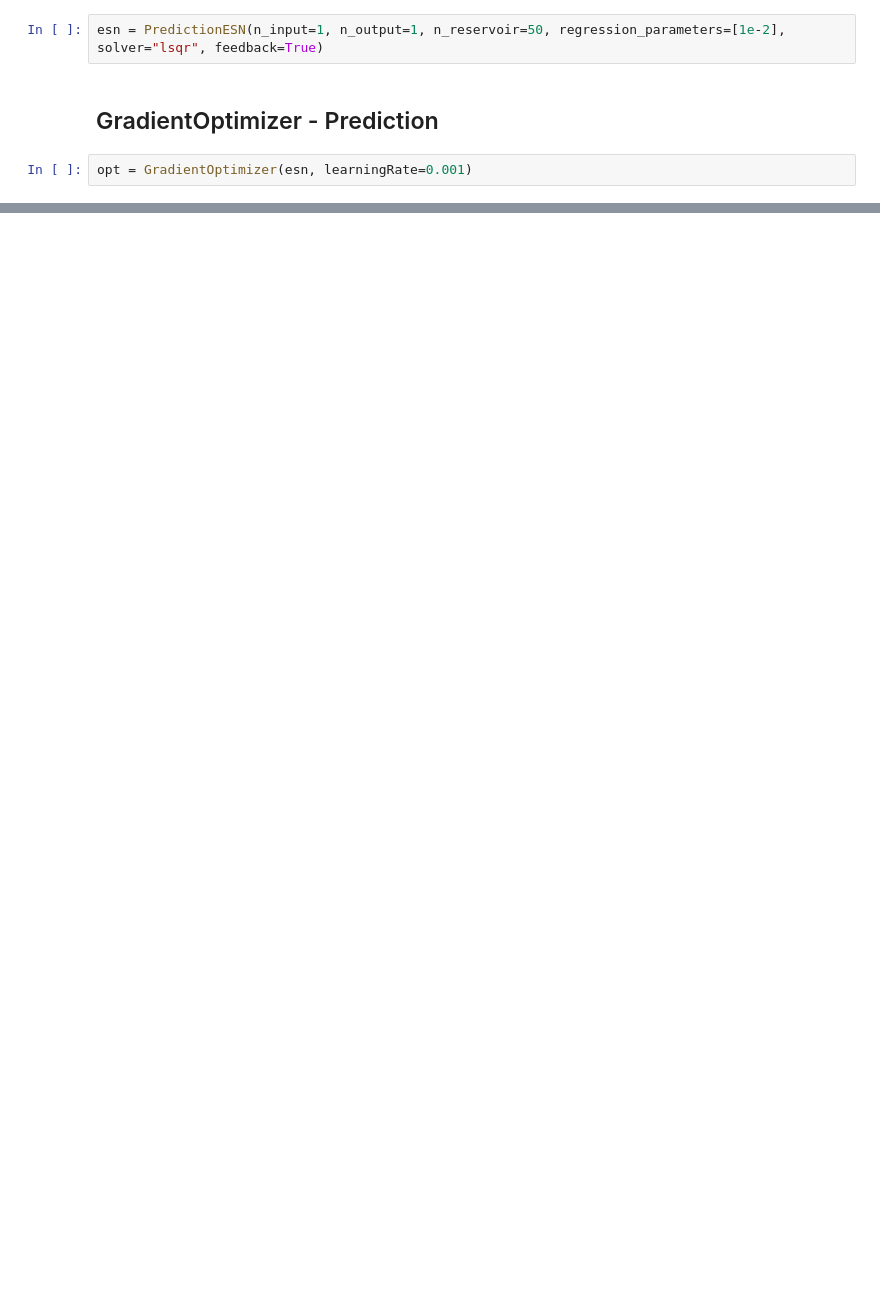
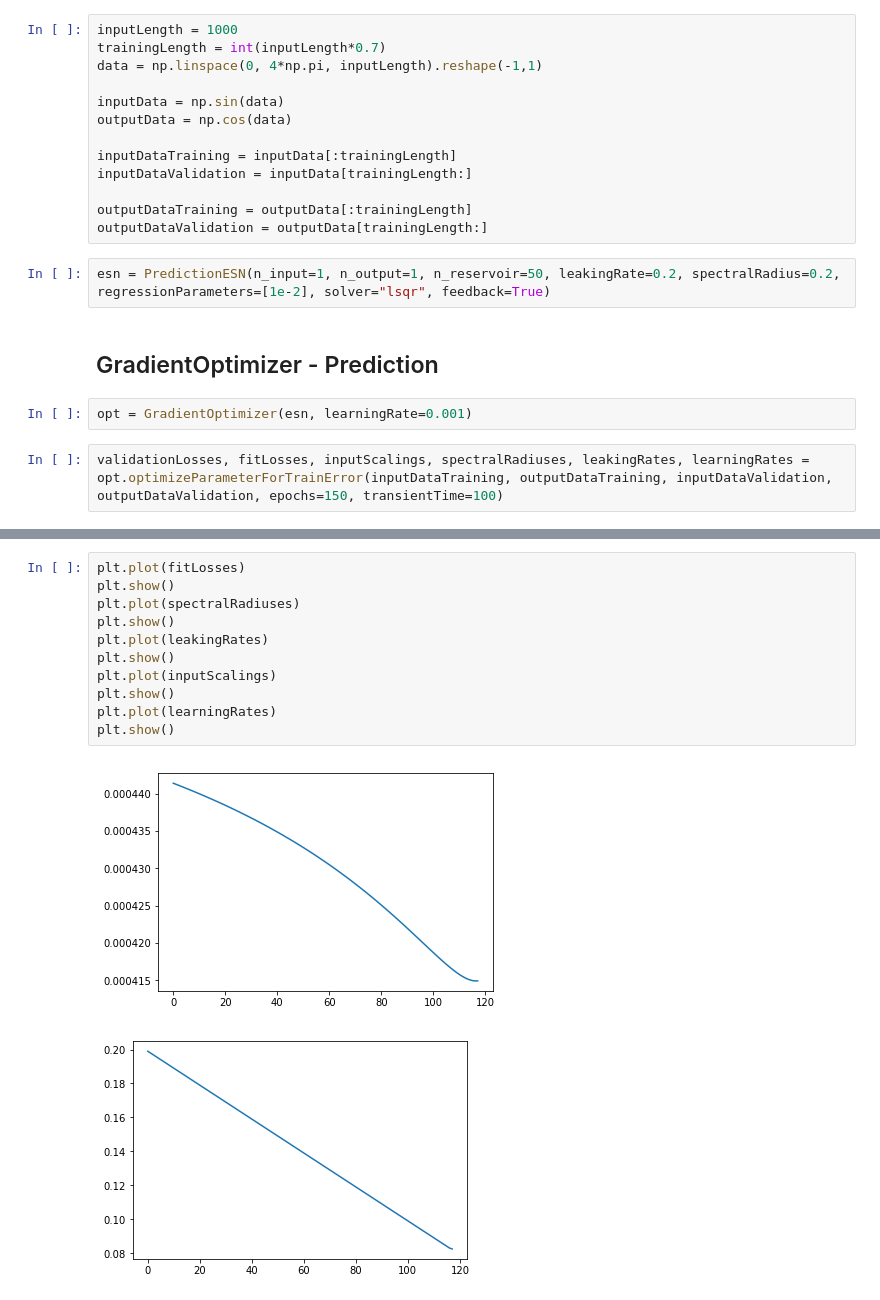
Before and after one commit to kalekiu/easyesn, a Jupyter notebook: examples/OptimizationExample.ipynb, the cells around one changed output, grey strips where cells are left out. Cells and saved outputs as stored; diff of their text form; blank space fills up the shorter version.

Commit message:
fix: refactored some parts of the entire project feature: improved the gradient optimizer slightly.

```diff
--- a/examples/OptimizationExample.ipynb
+++ b/examples/OptimizationExample.ipynb
@@ -25,6 +15,21 @@ validationTarget = targetData[int(inputLength*0.3):]
+# %%
+inputLength = 1000
+trainingLength = int(inputLength*0.7)
+data = np.linspace(0, 4*np.pi, inputLength).reshape(-1,1)
+
+inputData = np.sin(data)
+outputData = np.cos(data)
+
+inputDataTraining = inputData[:trainingLength]
+inputDataValidation = inputData[trainingLength:]
+
+outputDataTraining = outputData[:trainingLength]
+outputDataValidation = outputData[trainingLength:]
 # %%
-esn = PredictionESN(n_input=1, n_output=1, n_reservoir=50, regression_parameters=[1e-2], solver="lsqr", feedback=True)
+esn = PredictionESN(n_input=1, n_output=1, n_reservoir=50, leakingRate=0.2, spectralRadius=0.2, regressionParameters=[1e-2], solver="lsqr", feedback=True)
 # %% [markdown]
 ## GradientOptimizer - Prediction
 # %%
 opt = GradientOptimizer(esn, learningRate=0.001)
+# %%
+validationLosses, fitLosses, inputScalings, spectralRadiuses, leakingRates, learningRates = opt.optimizeParameterForTrainError(inputDataTraining, outputDataTraining, inputDataValidation, outputDataValidation, epochs=150, transientTime=100)
@@ -30,0 +38,14 @@ opt = GradientOptimizer(esn, learningRate=0.001)
+# %%
+plt.plot(fitLosses)
+plt.show()
+plt.plot(spectralRadiuses)
+plt.show()
+plt.plot(leakingRates)
+plt.show()
+plt.plot(inputScalings)
+plt.show()
+plt.plot(learningRates)
+plt.show()
+# %% [output]
+[figure, added]
+[figure, added]
```
Also changed, not shown: parts of 13 cells of this notebook, 9 other files.
